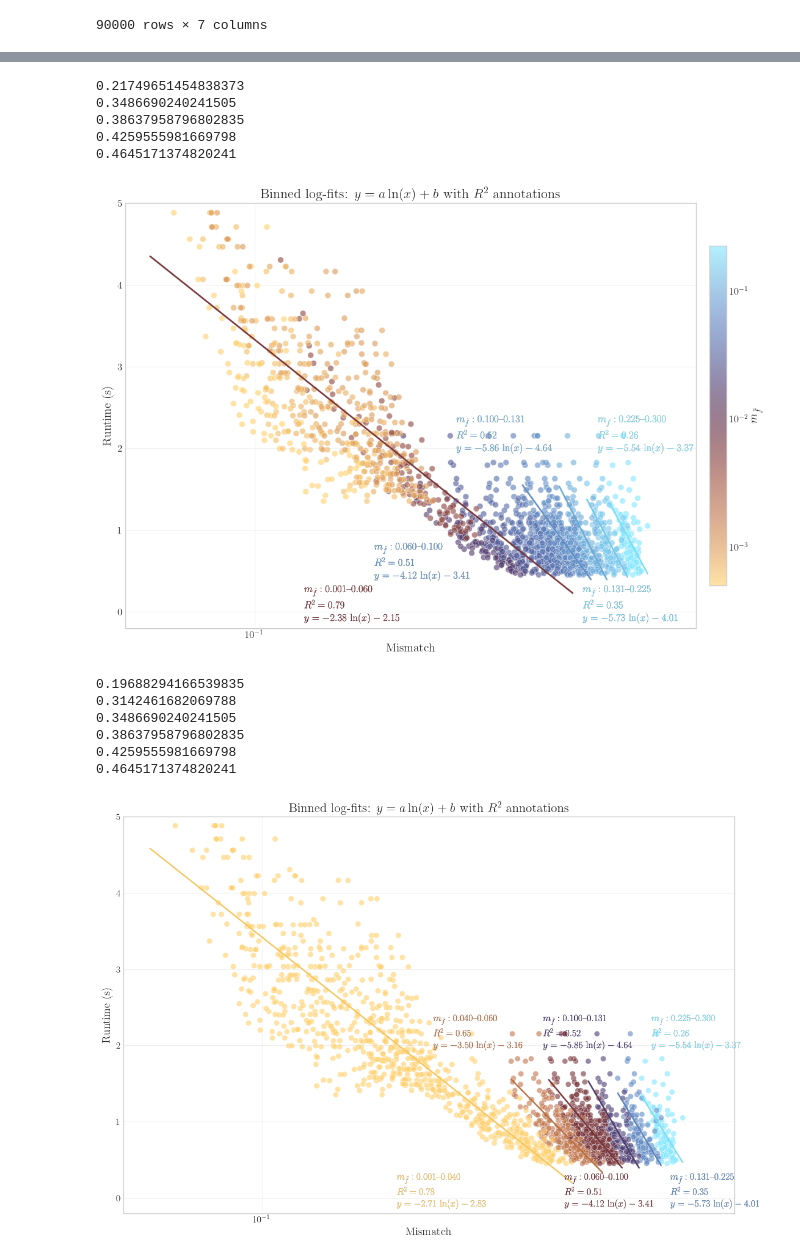
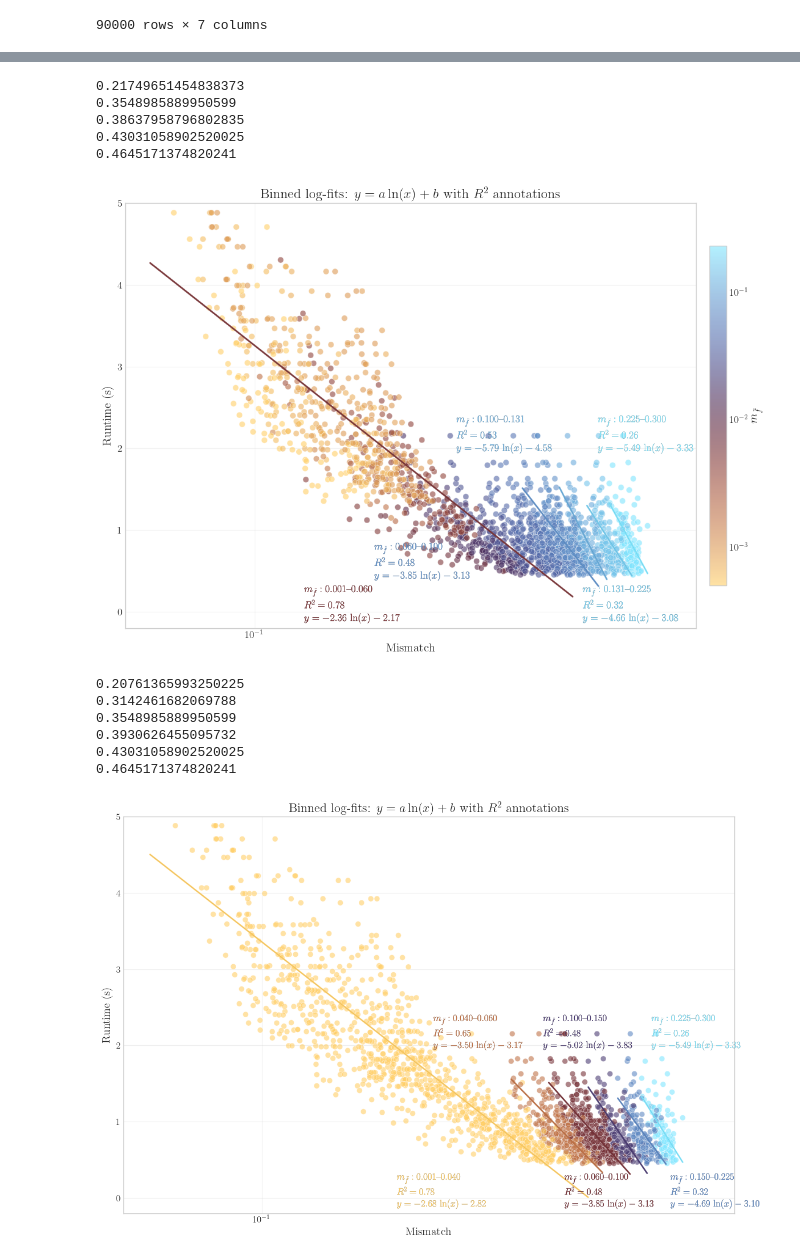
Before and after one commit to Yeqi-Fang/aei-works, a Jupyter notebook: data.ipynb, the cells around one changed output, grey strips where cells are left out. Saved outputs shown, nothing was run; the diff lists cells and outputs as text; code cells hidden in the pictures.

```diff
--- a/data.ipynb
+++ b/data.ipynb
@@ -69,11 +69,12 @@ all_csv_files = [f for f in os.listdir(all_csv_path) if f.endswith('.csv')]
 data = pd.read_csv('data/combined_mismatch_results_20250614_204100.csv')
 # data = pd.DataFrame()
 #merge all csv files into one dataframe
-
+data = pd.concat([data, df], ignore_index=True)
 # for csv_file in all_csv_files:
 #     csv_path = os.path.join(all_csv_path, csv_file)
 #     df = pd.read_csv(csv_path)
 #     data = pd.concat([data, df], ignore_index=True)
+data.drop(columns=['index'], inplace=True)  # drop index column if exists
 data
 # %% [output]
 |  | mismatch | mf | mf1 | mf2 | df | df1 | df2 | run_id | mf_input | mf1_input | ... |
@@ -178,7 +179,7 @@ def _cpu_year_sp_for_row(row):
 # %%
 # mean the mismatch and runtime for each 500 points
 data_mean = data.groupby(['mf', 'mf1', 'mf2']).mean().reset_index()
-data_mean = data_mean[['mismatch', 'runtime', 'mf2', 'mf', 'mf1', 'dF0_calculated', 'dF1_refined_calculated']]
+data_mean = data_mean[['mismatch', 'mf2', 'mf', 'mf1', 'dF0_calculated', 'dF1_refined_calculated']]
 data_mean["runtime"] = data_mean.apply(_cpu_year_sp_for_row, axis=1)
 data_mean
 # %% [output]
@@ -522,7 +523,7 @@ def plot_binned_fits(
     ax.set_ylim([-0.2, 5])  # set y-limits to focus on the runtime range
     ax.set_xlim([0, 0.61])  # set x-limits to focus on the mismatch range
     plt.tight_layout()
-    plt.savefig('images/binned_fits_runtime_vs_mismatch-2.pdf', format='pdf', bbox_inches='tight')
+    plt.savefig('images/binned_fits_runtime_vs_mismatch-3.pdf', format='pdf', bbox_inches='tight')
     plt.show()
 
 
@@ -531,11 +532,11 @@ manual_edges = [5e-4, 0.06, 0.1, 0.1305, 0.22525, 0.3]
 plot_binned_fits(data_mean[data_mean.mf2 < 0.25], bin_edges=manual_edges, cmap_name='managua')
 # %% [output]
 0.21749651454838373
-0.3486690240241505
+0.3548985889950599
 0.38637958796802835
-0.4259555981669798
+0.43031058902520025
 0.4645171374820241
-[figure, old version]
+[figure, new version]
 # %%
 import numpy as np
 import matplotlib.pyplot as plt
@@ -680,38 +681,38 @@ def plot_binned_fits(
     # --- 5) Finalize
     n_groups = len(bin_edges) - 1
 
     # # REMOVE your existing two colour-bar lines and ADD the four below
     # tick_pos   = np.arange(n_groups) + 0.5                       # centres of each patch
     # tick_lbl   = [f"{l:.3f}–{h:.3f}" for l, h                   # mf₂ interval text
     #             in zip(bin_edges[:-1], bin_edges[1:])]
 
     # cbar = fig.colorbar(sc, ax=ax, boundaries=np.arange(n_groups+1),
     #                     ticks=tick_pos, pad=0.02, shrink=0.8, aspect=20)
     # cbar.ax.set_yticklabels(tick_lbl)                            # pretty labels
     # cbar.set_label(r"$m_{\ddot f}$", fontsize=14)
 
     ax.set_xscale("log")
     ax.set_xlabel("Mismatch", fontsize=14)
     ax.set_ylabel("Runtime (s)", fontsize=14)
     ax.set_title("Binned log-fits: $y=a\\ln(x)+b$ with $R^2$ annotations", fontsize=16)
     ax.grid(True, which="major", linestyle="-", alpha=0.3)
     ax.minorticks_on()
     ax.set_ylim([-0.2, 5])  # set y-limits to focus on the runtime range
     ax.set_xlim([0, 0.61])  # set x-limits to focus on the mismatch range
     plt.tight_layout()
-    plt.savefig('images/binned_fits_runtime_vs_mismatch-2.pdf', format='pdf', bbox_inches='tight')
+    plt.savefig('images/binned_fits_runtime_vs_mismatch-3.pdf', format='pdf', bbox_inches='tight')
     plt.show()
 
 
 # Example with manual edges:
-manual_edges = [5e-4, 0.04, 0.06,  0.1, 0.1305, 0.22525, 0.3]
+manual_edges = [5e-4, 0.04, 0.06,  0.1, 0.1505, 0.22525, 0.3]
 plot_binned_fits(data_mean[data_mean.mf2 < 0.25], bin_edges=manual_edges, cmap_name='managua')
 # %% [output]
-0.19688294166539835
+0.20761365993250225
 0.3142461682069788
-0.3486690240241505
-0.38637958796802835
-0.4259555981669798
+0.3548985889950599
+0.3930626455095732
+0.43031058902520025
 0.4645171374820241
-[figure, old version]
+[figure, new version]
 # %%
```
Also changed, not shown: parts of 7 cells of this notebook, 4 other files.
